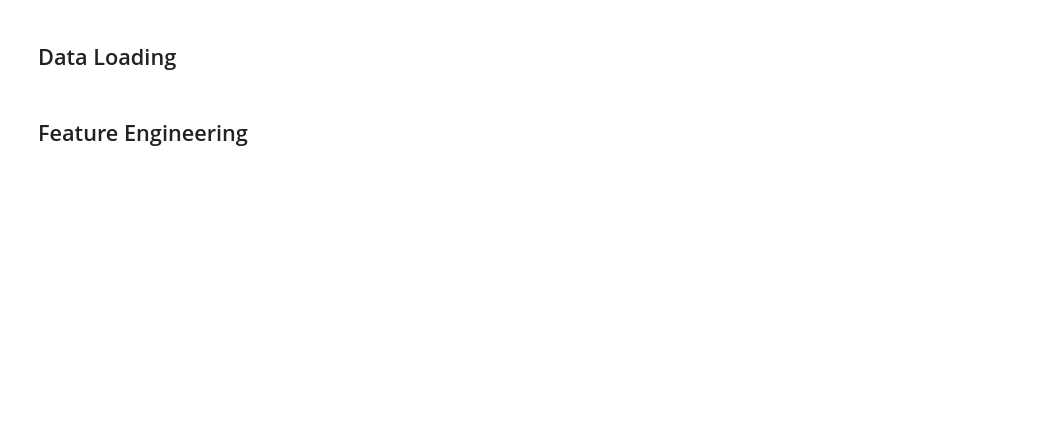
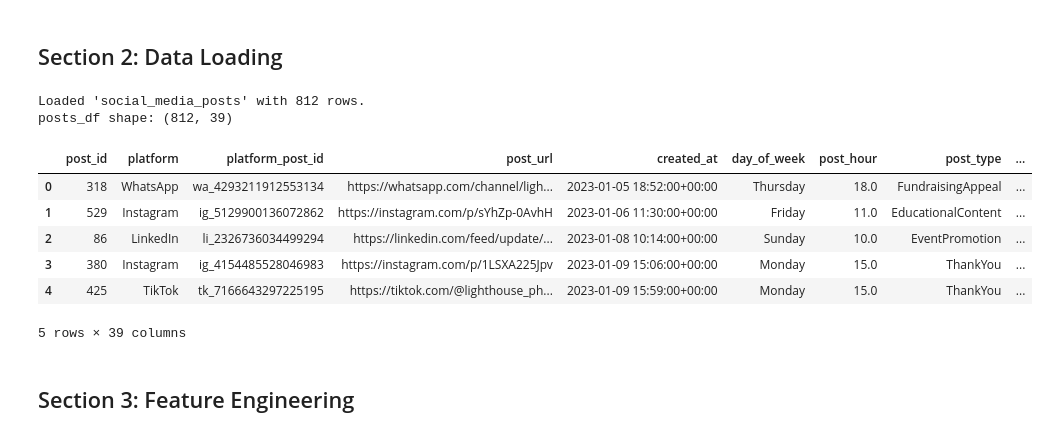
Before and after one commit to mitchsmii/Intex, a Jupyter notebook: ml_pipelines/models/02_social_engagement/social_engagement.ipynb, the cells around one changed output. Drawn from its saved outputs; the diff is of its cells as text; code cells hidden in the pictures; blank space fills up the shorter version.

```diff
--- a/ml_pipelines/models/02_social_engagement/social_engagement.ipynb
+++ b/ml_pipelines/models/02_social_engagement/social_engagement.ipynb
@@ -3,4 +31,24 @@
 # %% [markdown]
-## Data Loading
+## Section 2: Data Loading
+# %%
+import sys
+import os
+sys.path.insert(0, os.path.abspath('../..'))
+
+from data.loader import load_social_media_posts
+
+posts_df = load_social_media_posts()
+print("posts_df shape:", posts_df.shape)
+posts_df.head()
+# %% [output]
+Loaded 'social_media_posts' with 812 rows.
+posts_df shape: (812, 39)
+|  | post_id | platform | platform_post_id | post_url | created_at | day_of_week | post_hour | post_type | ... |
+| 0 | 318 | WhatsApp | wa_4293211912553134 | https://whatsapp.com/channel/ligh... | 2023-01-05 18:52:00+00:00 | Thursday | 18.0 | FundraisingAppeal | ... |
+| 1 | 529 | Instagram | ig_5129900136072862 | https://instagram.com/p/sYhZp-0AvhH | 2023-01-06 11:30:00+00:00 | Friday | 11.0 | EducationalContent | ... |
+| 2 | 86 | LinkedIn | li_2326736034499294 | https://linkedin.com/feed/update/... | 2023-01-08 10:14:00+00:00 | Sunday | 10.0 | EventPromotion | ... |
+| 3 | 380 | Instagram | ig_4154485528046983 | https://instagram.com/p/1LSXA225Jpv | 2023-01-09 15:06:00+00:00 | Monday | 15.0 | ThankYou | ... |
+| 4 | 425 | TikTok | tk_7166643297225195 | https://tiktok.com/@lighthouse_ph... | 2023-01-09 15:59:00+00:00 | Monday | 15.0 | ThankYou | ... |
+5 rows × 39 columns
 # %% [markdown]
-## Feature Engineering
+## Section 3: Feature Engineering
```
Also changed, not shown: parts of 18 cells of this notebook.
